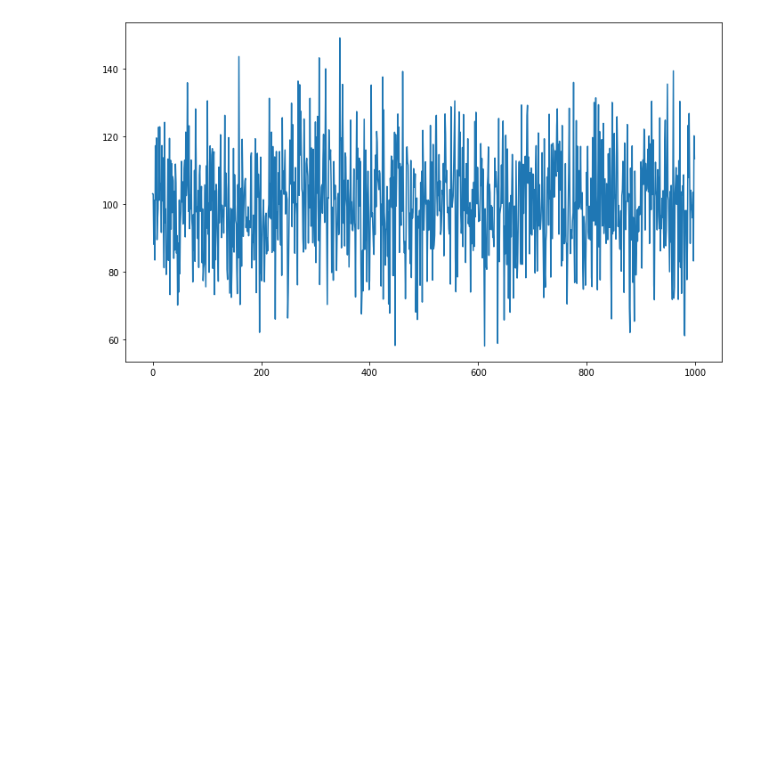
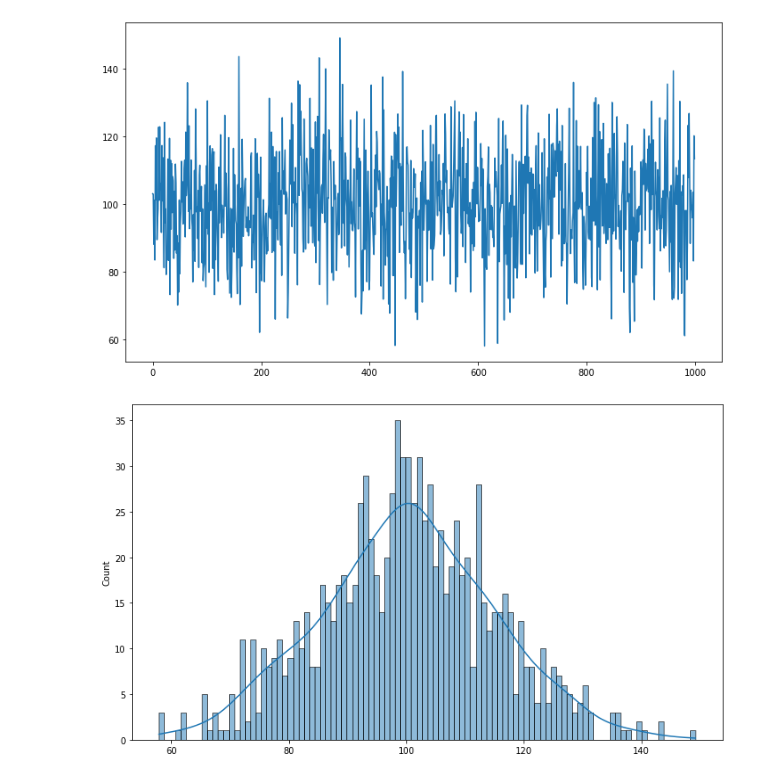
Before and after one commit to Ertugrul-Kurubal/Statistics-With-Python, a Jupyter notebook: Statistics Review.ipynb, the cells around one changed output. Saved outputs shown, nothing was run; the diff lists cells and outputs as text; code cells hidden in the pictures; blank space fills up the shorter version.

Commit message:
histplot

```diff
--- a/Statistics Review.ipynb
+++ b/Statistics Review.ipynb
@@ -39,4 +39,6 @@ sns.lineplot(y=samples, x=range(0,1000));
 [figure]
 # %%
 plt.figure(figsize=(12,7))
-sns.lineplot(y=samples, x=range(0,1000));
+sns.histplot(x=samples, kde=True, bins=100);
+# %% [output]
+[figure, added]
```
